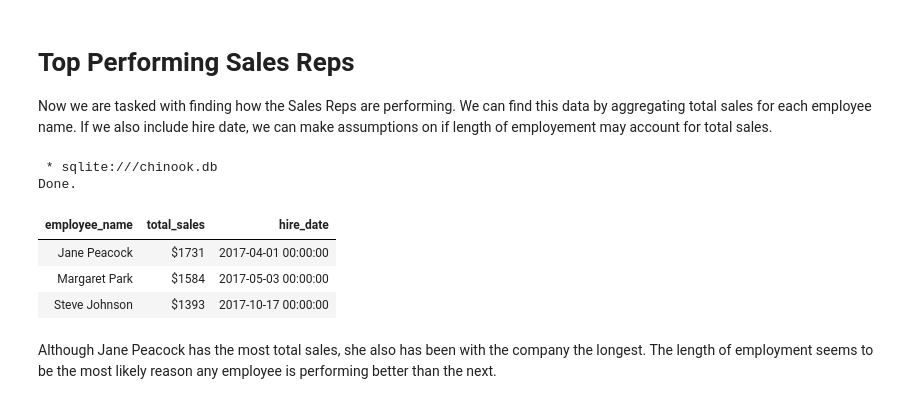
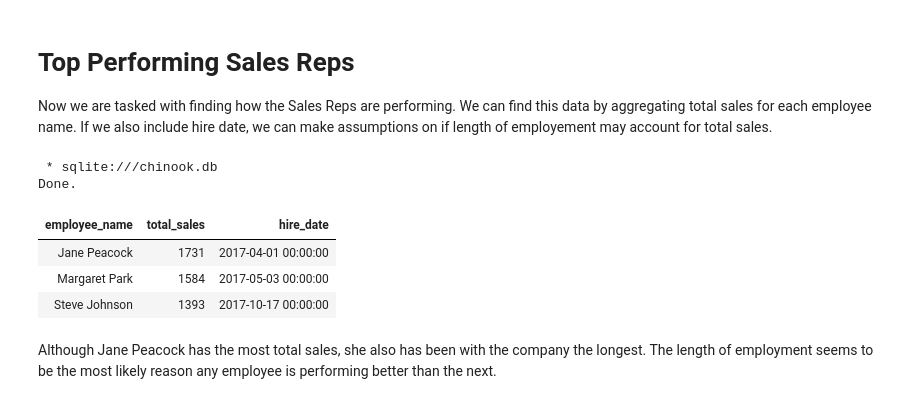
Before and after one commit to hausra5/Collection-of-Projects, a Jupyter notebook: SQL Projects/Chinook Database SQL Project.ipynb, the cells around one changed output. Saved outputs shown, nothing was run; the diff lists cells and outputs as text; code cells hidden in the pictures.

```diff
--- a/SQL Projects/Chinook Database SQL Project.ipynb
+++ b/SQL Projects/Chinook Database SQL Project.ipynb
@@ -98,34 +96,34 @@ Now we are tasked with finding how the Sales Reps are performing.  We can find t
 # %%
 %%sql
     WITH
         sales as (
             SELECT
                 e.employee_id,
                 e.birthdate,
                 e.hire_date,
                 e.state,
                 e.title,
                 e.first_name || " " || e.last_name as employee_name,
                 c.customer_id,
-                "$" || CAST(SUM(i.total) as Int) AS total_sales
+                CAST(SUM(i.total) as Int) AS total_sales
             FROM employee as e
             INNER JOIN customer as c ON c.support_rep_id = e.employee_id
             INNER JOIN invoice as i ON i.customer_id = c.customer_id
             WHERE title = 'Sales Support Agent'
             GROUP BY employee_id
                 )
 SELECT
     employee_name,
     total_sales,
     hire_date
 FROM sales;
 # %% [output]
  * sqlite:///chinook.db
 Done.
 | employee_name | total_sales | hire_date |
-| Jane Peacock | $1731 | 2017-04-01 00:00:00 |
-| Margaret Park | $1584 | 2017-05-03 00:00:00 |
-| Steve Johnson | $1393 | 2017-10-17 00:00:00 |
+| Jane Peacock | 1731 | 2017-04-01 00:00:00 |
+| Margaret Park | 1584 | 2017-05-03 00:00:00 |
+| Steve Johnson | 1393 | 2017-10-17 00:00:00 |
 # %% [markdown]
 Although Jane Peacock has the most total sales, she also has been with the company the longest.   The length of employment seems to be the most likely reason any employee is performing better than the next.
 # %% [markdown]
```
Also changed, not shown: parts of 1 cell of this notebook.
